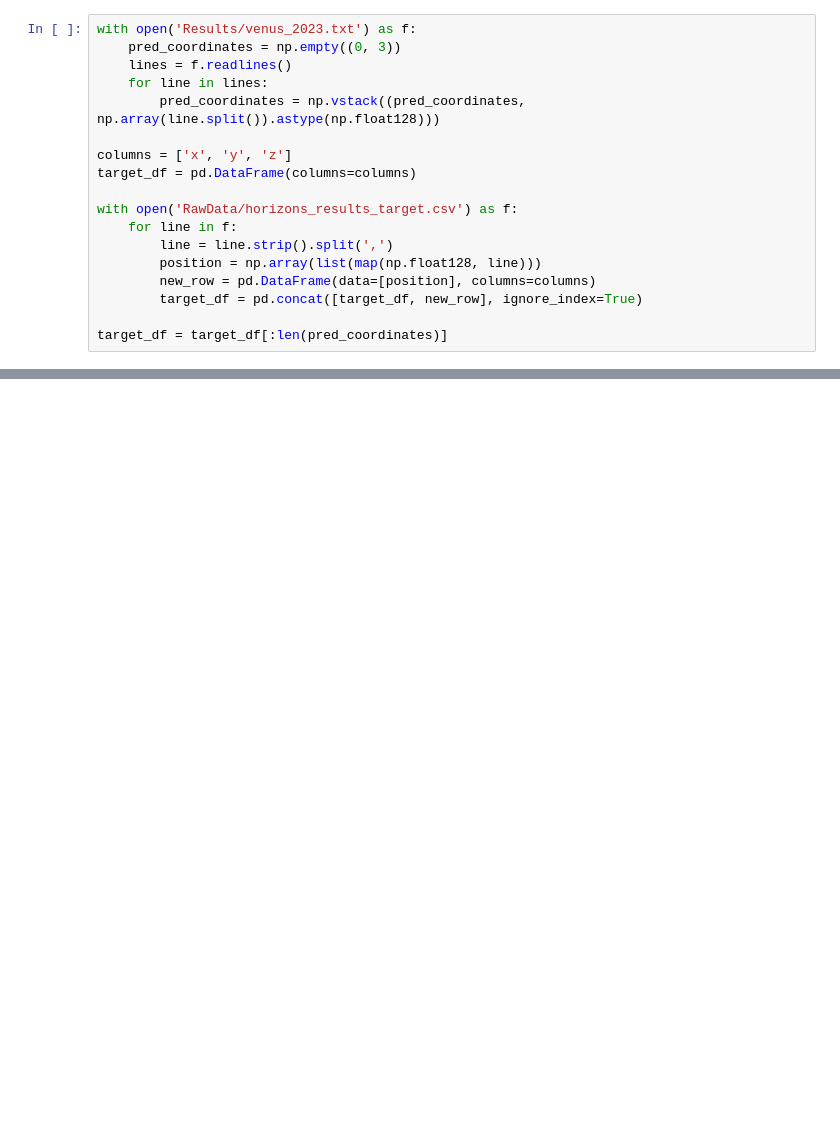
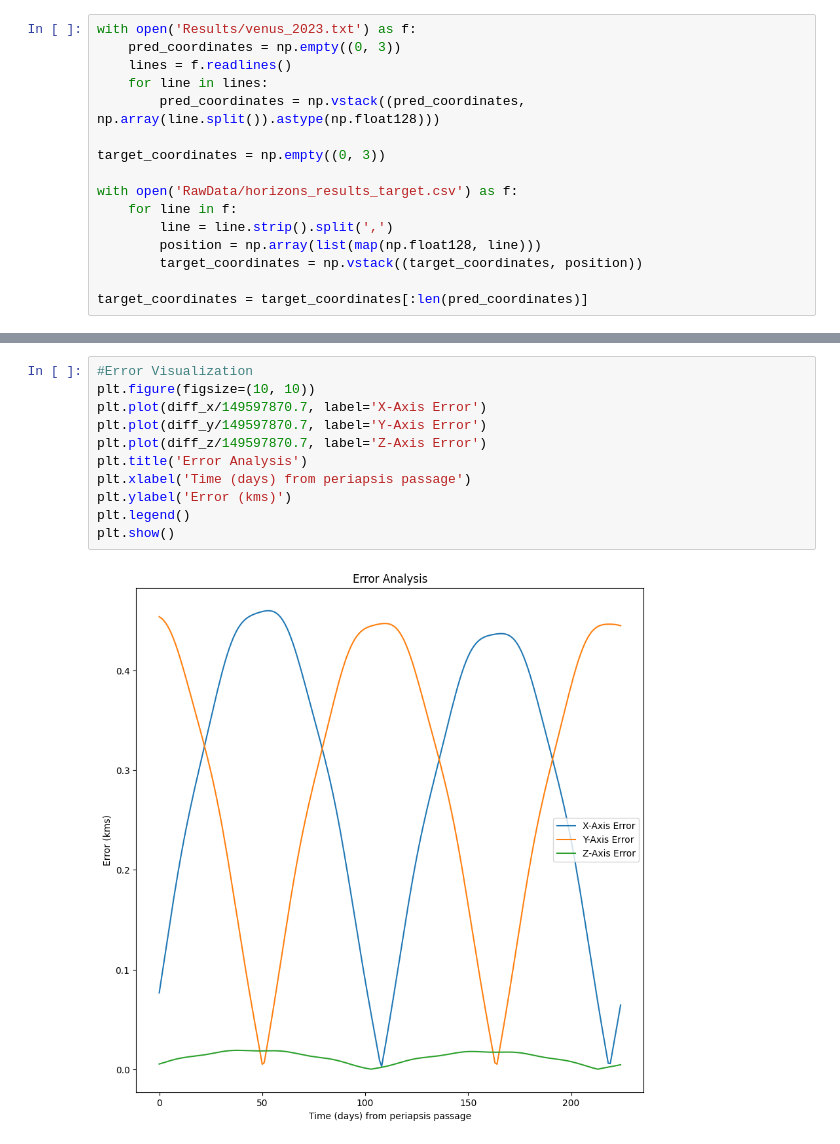
Before and after one commit to kvv1618/NumericalComputations, a Jupyter notebook: Project/Keplers/eval_keplers.ipynb, the cells around one changed output, grey strips where cells are left out. Cells and saved outputs as stored; diff of their text form; blank space fills up the shorter version.

Commit message:
set periapsis for prediction

```diff
--- a/Project/Keplers/eval_keplers.ipynb
+++ b/Project/Keplers/eval_keplers.ipynb
@@ -8,14 +11,12 @@ with open('Results/venus_2023.txt') as f:
     for line in lines:
         pred_coordinates = np.vstack((pred_coordinates, np.array(line.split()).astype(np.float128)))
 
-columns = ['x', 'y', 'z']
-target_df = pd.DataFrame(columns=columns)
+target_coordinates = np.empty((0, 3))
 
 with open('RawData/horizons_results_target.csv') as f:
     for line in f:
         line = line.strip().split(',')
         position = np.array(list(map(np.float128, line)))
-        new_row = pd.DataFrame(data=[position], columns=columns)
-        target_df = pd.concat([target_df, new_row], ignore_index=True)
+        target_coordinates = np.vstack((target_coordinates, position))
 
-target_df = target_df[:len(pred_coordinates)]
+target_coordinates = target_coordinates[:len(pred_coordinates)]
@@ -43,0 +120,13 @@ array([[1.69541398e+08, 7.18123429e+07, 1.50780596e+07],
+# %%
+#Error Visualization
+plt.figure(figsize=(10, 10))
+plt.plot(diff_x/149597870.7, label='X-Axis Error')
+plt.plot(diff_y/149597870.7, label='Y-Axis Error')
+plt.plot(diff_z/149597870.7, label='Z-Axis Error')
+plt.title('Error Analysis')
+plt.xlabel('Time (days) from periapsis passage')
+plt.ylabel('Error (kms)')
+plt.legend()
+plt.show()
+# %% [output]
+[figure, added]
```
Also changed, not shown: parts of 6 cells of this notebook, 3 other files.
